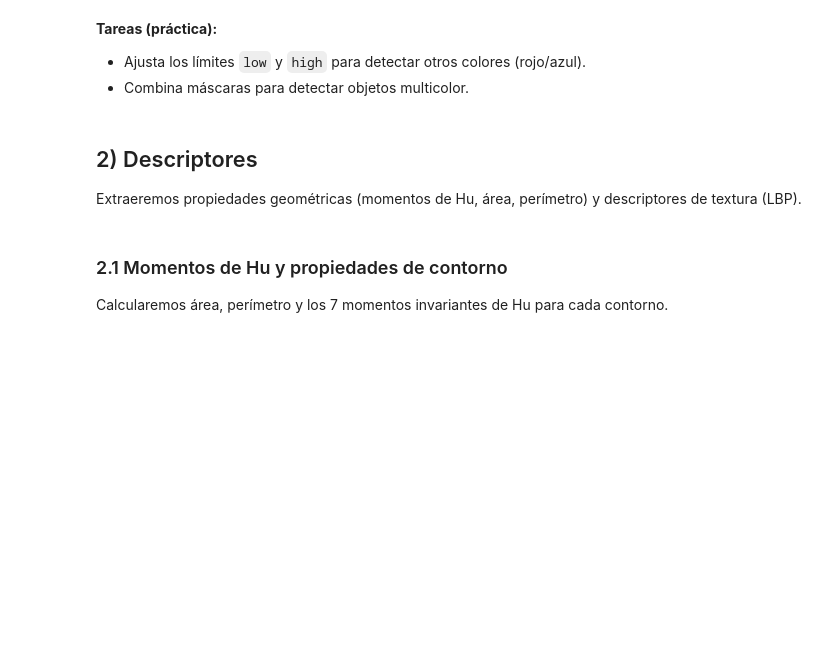
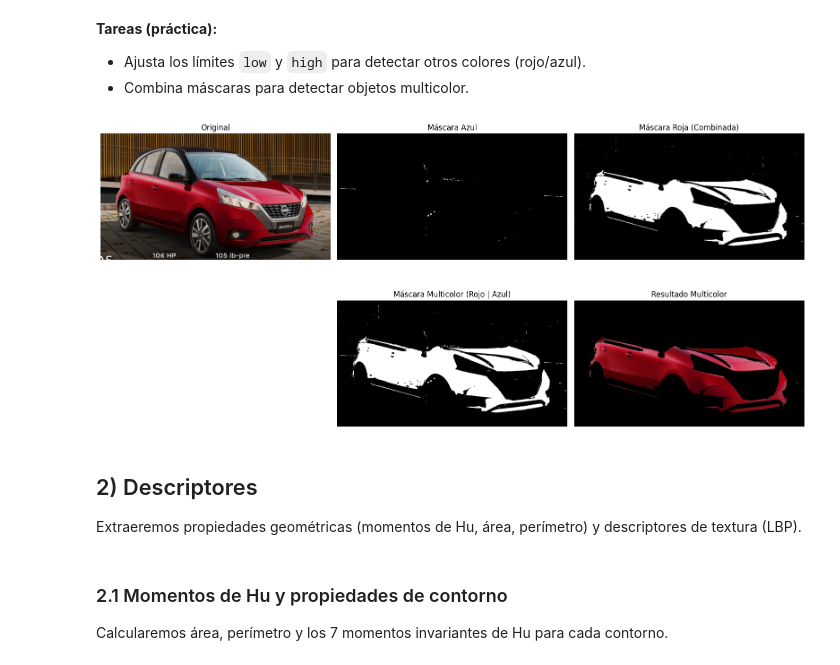
Before and after one commit to RojasG4mer/Vision-e-Inteligencia-Artificial-2026, a Jupyter notebook: Vision/vision_computacional_TareA_JFRM.ipynb, the cells around one changed output. Saved outputs shown, nothing was run; the diff lists cells and outputs as text; code cells hidden in the pictures; blank space fills up the shorter version.

```diff
--- a/Vision/vision_computacional_TareA_JFRM.ipynb
+++ b/Vision/vision_computacional_TareA_JFRM.ipynb
@@ -98,6 +134,66 @@ HTTPError: HTTP Error 403: Forbidden
 
 - Ajusta los límites `low` y `high` para detectar otros colores (rojo/azul).
 - Combina máscaras para detectar objetos multicolor.
+# %%
+if img_color is None:
+    print('No se pudo cargar la imagen.')
+else:
+    # Convertir a HSV la imagen original
+    hsv = cv2.cvtColor(img_color, cv2.COLOR_BGR2HSV)
+
+    # ---------------------------------------------------------
+    # Ajustar límites para Azul y Rojo
+    # ---------------------------------------------------------
+
+    # Rango para color AZUL
+    low_blue = np.array([100, 150, 0])
+    high_blue = np.array([140, 255, 255])
+    mask_blue = cv2.inRange(hsv, low_blue, high_blue)
+
+    # Rango para color ROJO (Requiere dos máscaras por estar en los bordes del Hue)
+    low_red1 = np.array([0, 120, 70])
+    high_red1 = np.array([10, 255, 255])
+    mask_red1 = cv2.inRange(hsv, low_red1, high_red1)
+
+    low_red2 = np.array([170, 120, 70])
+    high_red2 = np.array([180, 255, 255])
+    mask_red2 = cv2.inRange(hsv, low_red2, high_red2)
+
+    # Unir las dos partes del rojo
+    mask_red = cv2.bitwise_or(mask_red1, mask_red2)
+
+    # ---------------------------------------------------------
+    # Combinar máscaras (Objeto multicolor: Rojo + Azul)
+    # ---------------------------------------------------------
+
+    # Sumar la máscara roja y la máscara azul
+    mask_multicolor = cv2.bitwise_or(mask_red, mask_blue)
+
+    # Aplicar la máscara combinada a la imagen original
+    res_multicolor = cv2.bitwise_and(img_color, img_color, mask=mask_multicolor)
+
+
+    plt.figure(figsize=(16, 8))
+
+    plt.subplot(2, 3, 1)
+    show_bgr(img_color, 'Original')
+
+    plt.subplot(2, 3, 2)
+    show_gray(mask_blue, 'Máscara Azul')
+
+    plt.subplot(2, 3, 3)
+    show_gray(mask_red, 'Máscara Roja (Combinada)')
+
+    plt.subplot(2, 3, 5)
+    show_gray(mask_multicolor, 'Máscara Multicolor (Rojo | Azul)')
+
+    plt.subplot(2, 3, 6)
+    show_bgr(res_multicolor, 'Resultado Multicolor')
+
+    plt.tight_layout()
+    plt.show()
+# %% [output]
+[figure, added]
 # %% [markdown]
 ## 2) Descriptores
 
```
Also changed, not shown: parts of 20 cells of this notebook, 6 other files.
